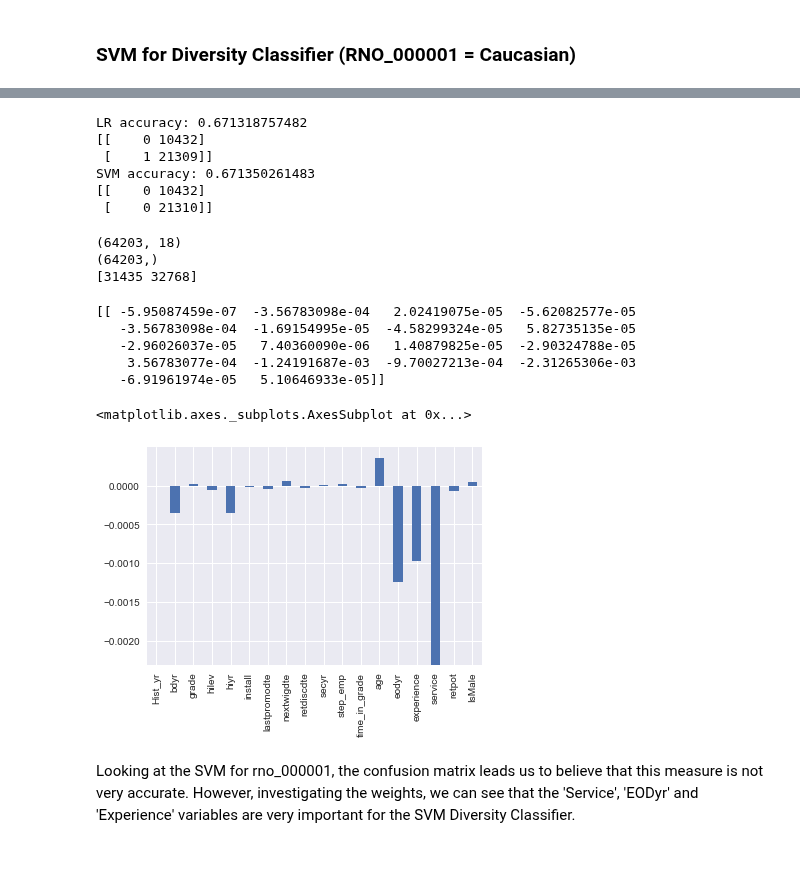
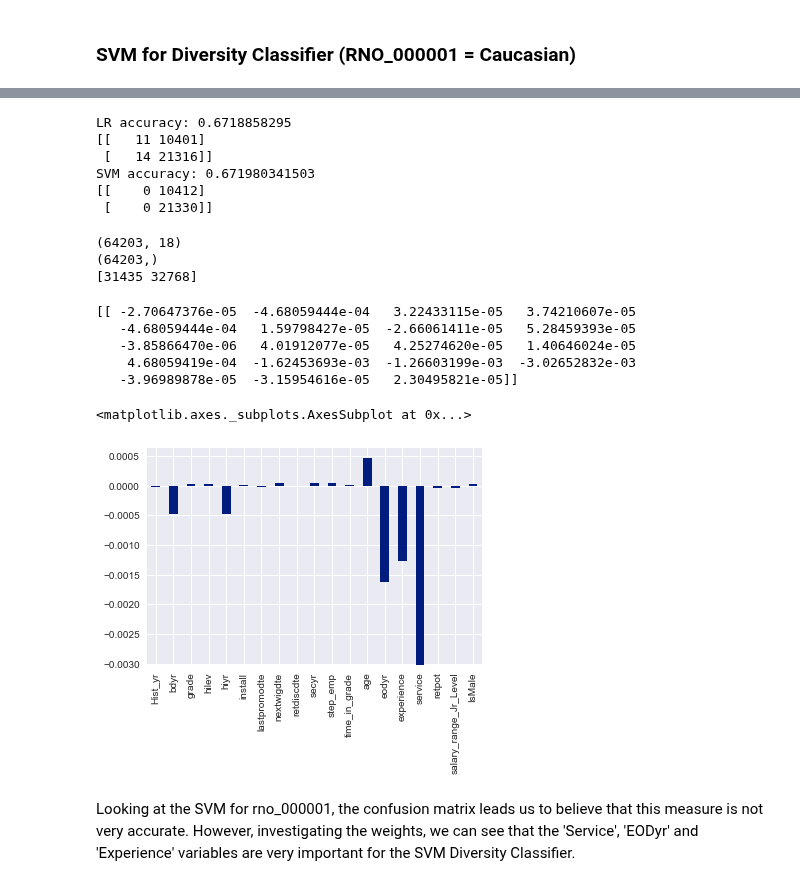
Before and after one commit to wkerneck/DataMiningClass, a Jupyter notebook: 7331_Data_MiningProject_2_resub.ipynb, the cells around one changed output, grey strips where cells are left out. Saved outputs shown, nothing was run; the diff lists cells and outputs as text; code cells hidden in the pictures; blank space fills up the shorter version.

```diff
--- a/7331_Data_MiningProject_2_resub.ipynb
+++ b/7331_Data_MiningProject_2_resub.ipynb
@@ -602,12 +611,14 @@ from sklearn.cross_validation import ShuffleSplit
 from sklearn.linear_model import LogisticRegression
 from sklearn.svm import SVC
 
+DF_SVM_sal= DF_Reg2.copy()
+
 lr_clf = LogisticRegression(penalty='l2', C=1.0, class_weight=None)
 
-if 'salary_range_Jr_Level' in DF_Reg2:
-    y = DF_Reg2['salary_range_Jr_Level'].values
-    del DF_Reg2['salary_range_Jr_Level']
-    X = DF_Reg2.values
+if 'salary_range_Jr_Level' in DF_SVM_sal:
+    y = DF_SVM_sal['salary_range_Jr_Level'].values
+    del DF_SVM_sal['salary_range_Jr_Level']
+    X = DF_SVM_sal.values
 
 num_cv_iterations = 4
 num_instances = len(y)
@@ -689,10 +718,14 @@ DF_Reg3 = DF_Reg2.copy()
 ###NOTE THIS TAKES A VERY LONG TIME TO RUN
 ###runtime approx 30 mins
 
-if 'rno_000001' in DF_Reg3:
-    y2 = DF_Reg3['rno_000001'].values
-    del DF_Reg3['rno_000001']
-    X2 = DF_Reg3.values
+DF_SVM_div= DF_Reg2.copy()
+
+lr_clf = LogisticRegression(penalty='l2', C=1.0, class_weight=None)
+
+if 'rno_000001' in DF_SVM_div:
+    y2 = DF_SVM_div['rno_000001'].values
+    del DF_SVM_div['rno_000001']
+    X2 = DF_SVM_div.values
 
 num_cv_iterations = 4
 num_instances = len(y2)
@@ -736,12 +769,12 @@ SVMr_conf2 = mt.confusion_matrix(y2[test_indices],y_hat4)
 print('SVM accuracy:', SVMr_acc2 )
 print(SVMr_conf2)
 # %% [output]
-LR accuracy: 0.671318757482
-[[    0 10432]
- [    1 21309]]
-SVM accuracy: 0.671350261483
-[[    0 10432]
- [    0 21310]]
+LR accuracy: 0.6718858295
+[[   11 10401]
+ [   14 21316]]
+SVM accuracy: 0.671980341503
+[[    0 10412]
+ [    0 21330]]
 # %%
 # look at the support vectors
 print(svm_clf.support_vectors_.shape)
@@ -753,16 +786,16 @@ print(svm_clf.n_support_ )
 [31435 32768]
 # %%
 print(svm_clf.coef_)
-weights = pd.Series(svm_clf.coef_[0],index=DF_Reg3.columns)
+weights = pd.Series(svm_clf.coef_[0],index=DF_SVM_div.columns)
 weights.plot(kind='bar')
 # %% [output]
-[[ -5.95087459e-07  -3.56783098e-04   2.02419075e-05  -5.62082577e-05
-   -3.56783098e-04  -1.69154995e-05  -4.58299324e-05   5.82735135e-05
-   -2.96026037e-05   7.40360090e-06   1.40879825e-05  -2.90324788e-05
-    3.56783077e-04  -1.24191687e-03  -9.70027213e-04  -2.31265306e-03
-   -6.91961974e-05   5.10646933e-05]]
+[[ -2.70647376e-05  -4.68059444e-04   3.22433115e-05   3.74210607e-05
+   -4.68059444e-04   1.59798427e-05  -2.66061411e-05   5.28459393e-05
+   -3.85866470e-06   4.01912077e-05   4.25274620e-05   1.40646024e-05
+    4.68059419e-04  -1.62453693e-03  -1.26603199e-03  -3.02652832e-03
+   -3.96989878e-05  -3.15954616e-05   2.30495821e-05]]
 <matplotlib.axes._subplots.AxesSubplot at 0x...>
-[figure, old version]
+[figure, new version]
 # %% [markdown]
 Looking at the SVM for rno_000001, the confusion matrix leads us to believe that this measure is not very accurate. However, investigating the weights, we can see that the 'Service', 'EODyr' and 'Experience' variables are very important for the SVM Diversity Classifier.
 # %% [markdown]
```
Also changed, not shown: parts of 15 cells of this notebook.
